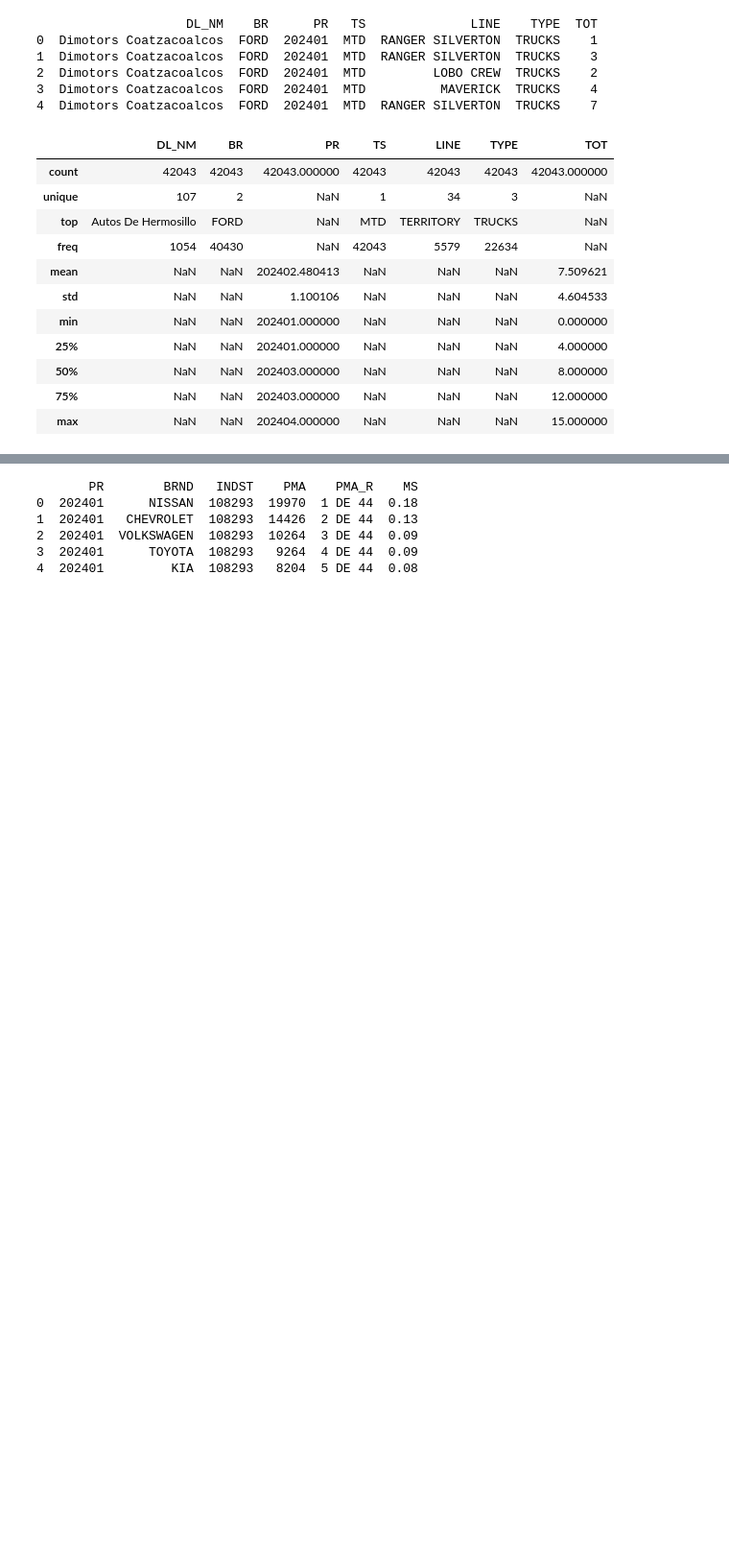
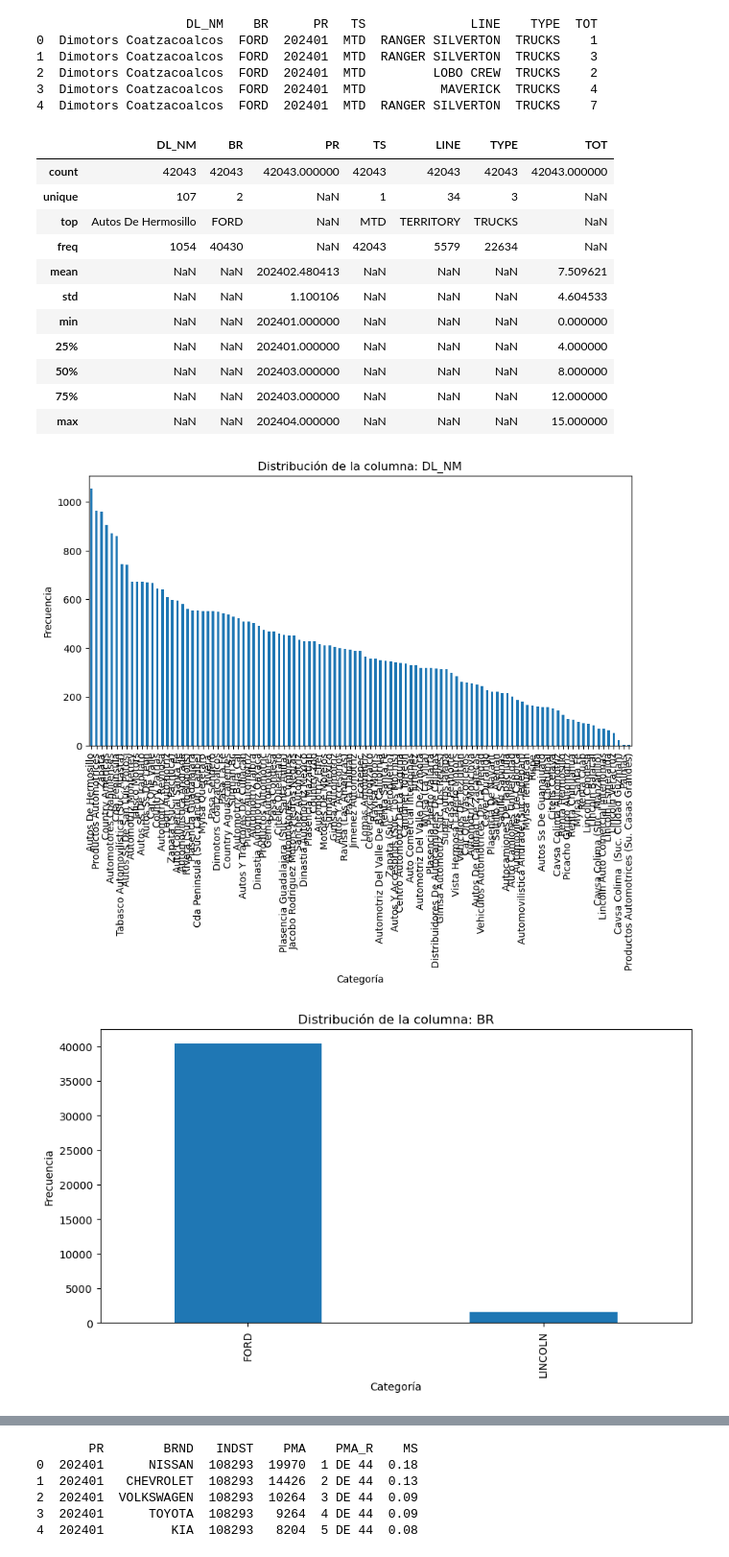
Before and after one commit to A01793578/AI_Chatbot, a Jupyter notebook: notebooks/a01793919.ipynb, the cells around one changed output, grey strips where cells are left out. Shown at 96% size. Saved outputs shown, nothing was run; the diff lists cells and outputs as text; code cells hidden in the pictures; blank space fills up the shorter version.

Commit message:
add plots

```diff
--- a/notebooks/a01793919.ipynb
+++ b/notebooks/a01793919.ipynb
@@ -7,6 +8,45 @@ def readFile(name):
     df = pd.read_json(name, encoding = 'ISO-8859-1')
     print(df.head())
     return df
+# %%
+def plot_categorical_data(df):
+    """
+    Esta función genera gráficos de barras para todas las columnas categóricas en un DataFrame de pandas.
+    Una columna se considera categórica si el número de valores únicos es menor que un cierto umbral.
+
+    Parámetros:
+    df (pandas.DataFrame): DataFrame del que se generarán los gráficos.
+    """
+    # Establecer un umbral para determinar si la columna es categórica, por ejemplo, menos de 20 valores únicos
+    threshold = 20
+
+    # Iterar sobre cada columna en el DataFrame
+    for column in df.columns:
+        # Comprobar si la columna es categórica
+        if column in ['TOT', 'MS']:
+            pass
+        elif pd.api.types.is_numeric_dtype(df[column]):
+            unique_count = df[column].nunique()
+            if unique_count < threshold:
+                # Si la columna es categórica, graficar un gráfico de barras
+                df[column].value_counts().plot(kind='bar', figsize=(10, 5))
+                plt.title(f'Distribución de la columna: {column}')
+                plt.xlabel('Categoría')
+                plt.ylabel('Frecuencia')
+                plt.xticks(rotation=90)
+                plt.show()
+        elif pd.api.types.is_categorical_dtype(df[column]) or df[column].dtype == 'object':
+            # Si es una columna de objeto o categoría directamente
+            df[column].value_counts().plot(kind='bar', figsize=(10, 5))
+            plt.title(f'Distribución de la columna: {column}')
+            plt.xlabel('Categoría')
+            plt.ylabel('Frecuencia')
+            plt.xticks(rotation=90)
+            plt.show()
+
+# Ejemplo de uso
+# Supongamos que tienes un DataFrame 'df' ya cargado
+# plot_categorical_data(df)
 # %%
 vehicles_sales = readFile('../Data/Maestria_sls_Dummy_S.json')
 # %% [output]
@@ -31,3 +71,8 @@ vehicles_sales.describe(include = 'all')
 | 50% | NaN | NaN | 202403.000000 | NaN | NaN | NaN | 8.000000 |
 | 75% | NaN | NaN | 202403.000000 | NaN | NaN | NaN | 12.000000 |
 | max | NaN | NaN | 202404.000000 | NaN | NaN | NaN | 15.000000 |
+# %%
+plot_categorical_data(vehicles_sales)
+# %% [output]
+[figure, added]
+[figure, added]
```
Also changed, not shown: parts of 5 cells of this notebook.
